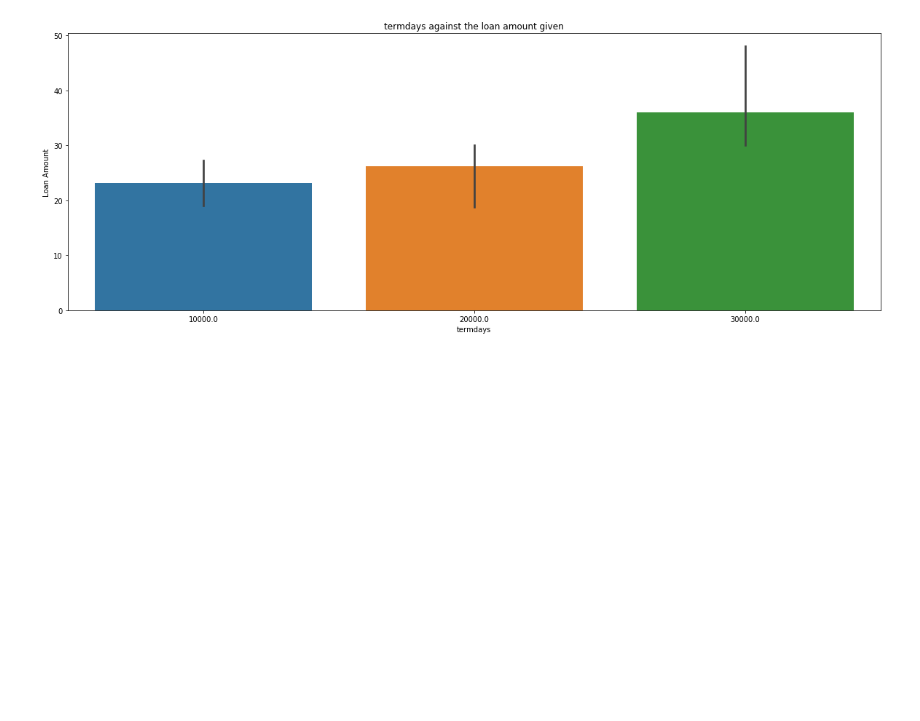
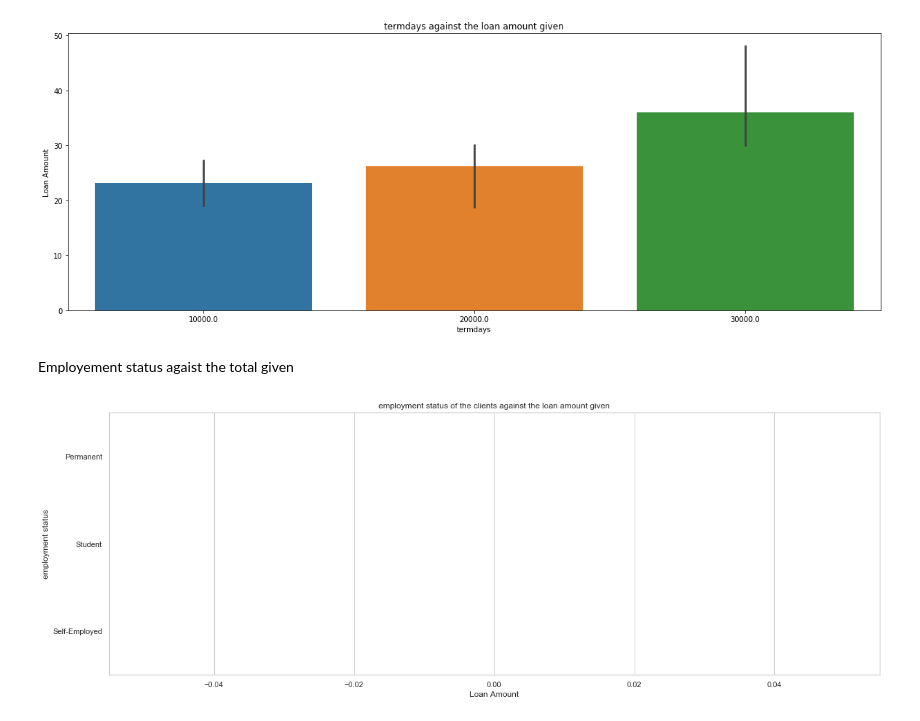
Before and after one commit to sharonmalio/python4datascience, a Jupyter notebook: project.ipynb, the cells around one changed output. Drawn from its saved outputs; the diff is of its cells as text; code cells hidden in the pictures; blank space fills up the shorter version.

```diff
--- a/project.ipynb
+++ b/project.ipynb
@@ -18,5 +18,13 @@ import matplotlib.pyplot as plt
 import warnings
 import geopandas as gpd
 from shapely.geometry import Point, Polygon
+from sklearn import preprocessing
+import matplotlib.pyplot as plt
+plt.rc("font", size=14)
+from sklearn.linear_model import LogisticRegression
+from sklearn.model_selection import train_test_split
+import seaborn as sns
+sns.set(style="white")
+sns.set(style="whitegrid", color_codes=True)
 %matplotlib inline
 warnings.filterwarnings("ignore")
@@ -231,3 +312,16 @@ plt.ylabel("Loan Amount")
 plt.show()
 # %% [output]
 [figure]
+# %% [markdown]
+Employement status agaist the total given
+# %%
+plt.figure(figsize=(20, 7))
+barplot = sns.barplot( x = prevloans['loanamount'][:20].value_counts(), y = demos['employment_status_clients'][:20])
+barplot.set(xlabel='employment_status_clients', ylabel='loanamount')
+plt.title("employment status of the clients against the loan amount given")
+plt.xlabel("Loan Amount")
+plt.ylabel("employment status")
+
+plt.show()
+# %% [output]
+[figure, added]
```
Also changed, not shown: parts of 20 cells of this notebook.
